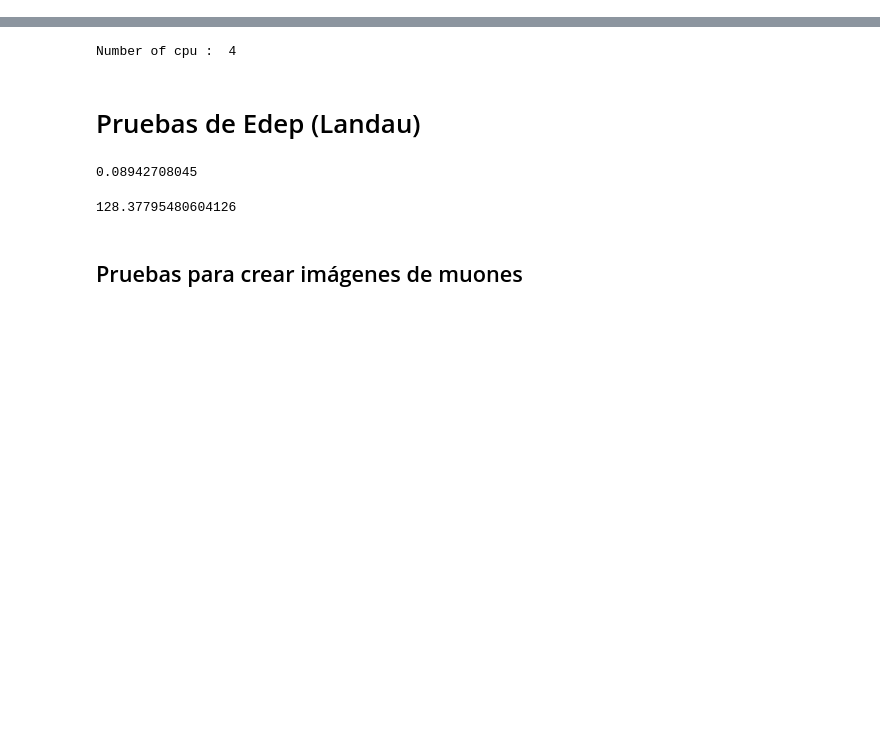
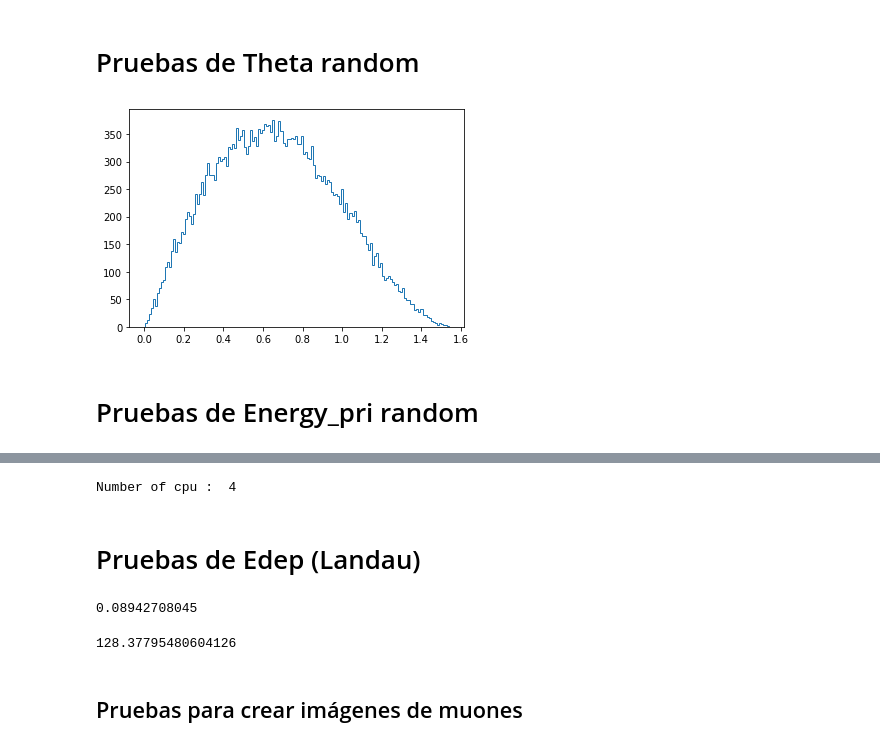
Before and after one commit to mausanram/CodigosICN, a Jupyter notebook: Simulacion_ab_initio/Root_files.ipynb, the cells around one changed output, grey strips where cells are left out. Cells and saved outputs as stored; diff of their text form; code cells hidden in the pictures; blank space fills up the shorter version.

```diff
--- a/Simulacion_ab_initio/Root_files.ipynb
+++ b/Simulacion_ab_initio/Root_files.ipynb
@@ -14,0 +17,15 @@ Welcome to JupyROOT 6.28/04
+# %% [markdown]
+# Pruebas de Theta random
+# %%
+list_rand_tet = []
+for i in np.arange(0, 30000):
+    rand_thet = random_thet()
+    list_rand_tet.append(rand_thet)
+# %%
+Bins = 150
+plt.hist(list_rand_tet, bins=Bins, histtype='step')
+plt.show()
+# %% [output]
+[figure, added]
+# %% [markdown]
+# Pruebas de Energy_pri random
```
Also changed, not shown: parts of 4 cells of this notebook, 56 other files.
